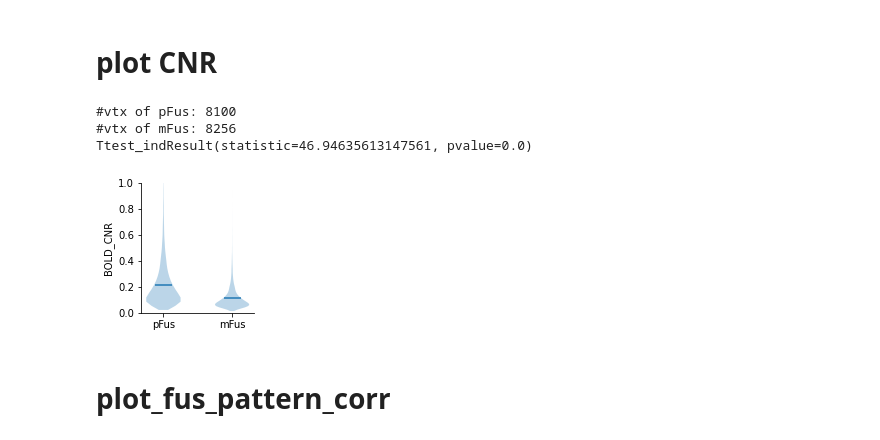
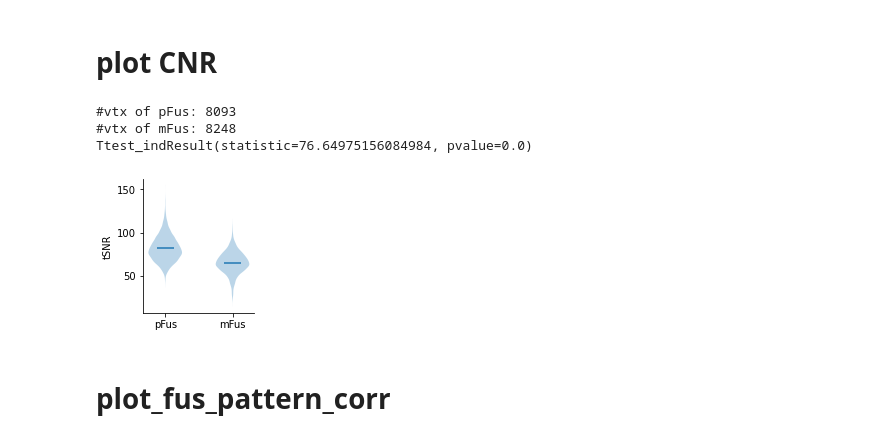
Before and after one commit to BNUCNL/nibrain, a Jupyter notebook: cxy_hcp_ffa/scripts/NeuroImage_R1/plot_codes.ipynb, the cells around one changed output. Cells and saved outputs as stored; diff of their text form; code cells hidden in the pictures.

```diff
--- a/cxy_hcp_ffa/scripts/NeuroImage_R1/plot_codes.ipynb
+++ b/cxy_hcp_ffa/scripts/NeuroImage_R1/plot_codes.ipynb
@@ -18,46 +18,55 @@ if not os.path.isdir(work_dir):
 # %% [markdown]
 # plot CNR
 # %%
-meas_name = 'BOLD_CNR'
+# fname = 'BOLD_CNR'
+fname = 'TSNR1'
 figsize = (2.4, 2.4)
-cnr_file = pjoin(calc_dir, f'{meas_name}.pkl')
+cnr_file = pjoin(calc_dir, f'{fname}.pkl')
 Hemis = ('L', 'R')
 roi_names = ('pFus', 'mFus')
-out_file = pjoin(work_dir, f'{meas_name}.jpg')
+out_file = pjoin(work_dir, f'{fname}.jpg')
+# out_file = 'show'
+
+if fname == 'BOLD_CNR':
+    ylabel = 'BOLDVar / UnstructNoiseVar'
+elif fname == 'TSNR1':
+    ylabel = 'tSNR'
+else:
+    ylabel = fname
 
 cnr_dict = pkl.load(open(cnr_file, 'rb'))
 n_roi = len(roi_names)
 x = np.arange(1, n_roi + 1)
 data_points = []
 fig, ax = plt.subplots(figsize=figsize)
 for roi_name in roi_names:
     data_points_tmp = []
     for Hemi in Hemis:
         data = cnr_dict[f'{Hemi}_{roi_name}']
         non_nan_idx_mat = ~np.isnan(data)
         data_points_tmp.append(data[non_nan_idx_mat])
     data_points.append(np.concatenate(data_points_tmp, 0))
     print(f'#vtx of {roi_name}:', len(data_points[-1]))
 print(ttest_ind(*data_points))
 ax.violinplot(data_points, x, showmeans=True, showextrema=False)
 ax.set_xticks(x)
 ax.set_xticklabels(roi_names)
-ax.set_ylabel(meas_name)
+ax.set_ylabel(ylabel)
 ax.spines['top'].set_visible(False)
 ax.spines['right'].set_visible(False)
-if meas_name == 'BOLD_CNR':
+if fname == 'BOLD_CNR':
     ax.set_ylim(0, 1)
 
 fig.tight_layout()
-if out_file is None:
+if out_file == 'show':
     fig.show()
 else:
     fig.savefig(out_file)
 # %% [output]
-#vtx of pFus: 8100
-#vtx of mFus: 8256
-Ttest_indResult(statistic=46.94635613147561, pvalue=0.0)
+#vtx of pFus: 8093
+#vtx of mFus: 8248
+Ttest_indResult(statistic=76.64975156084984, pvalue=0.0)
-[figure, old version]
+[figure, new version]
 # %% [markdown]
 # plot_fus_pattern_corr
 # %%
```
Also changed, not shown: parts of 6 cells of this notebook, 1 other file.
